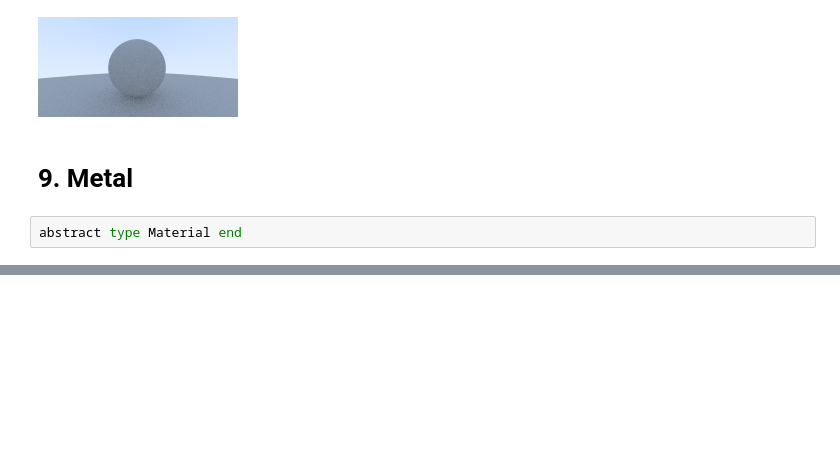
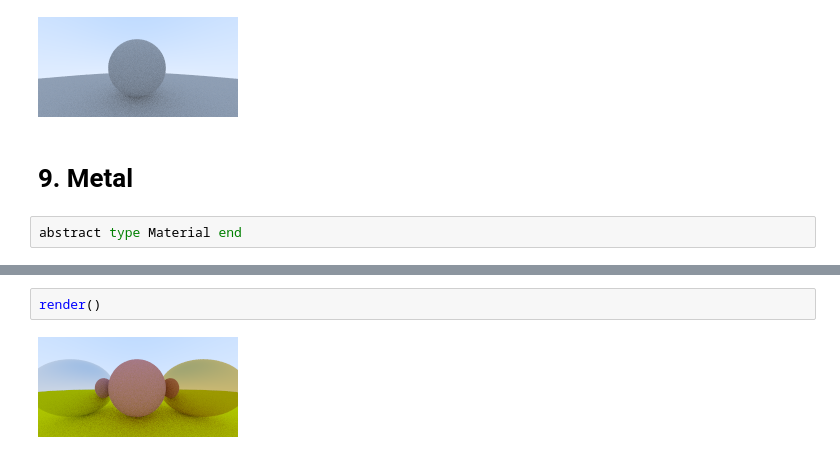
Before and after one commit to shritesh/raytrace, a Jupyter notebook: Raytracing.ipynb, the cells around one changed output, grey strips where cells are left out. Drawn from its saved outputs; the diff is of its cells as text; blank space fills up the shorter version.

```diff
--- a/Raytracing.ipynb
+++ b/Raytracing.ipynb
@@ -501,0 +616,4 @@ Main.HitRecordModule
+# %%
+render()
+# %% [output]
+[figure, added]
```
Also changed, not shown: parts of 42 cells of this notebook.
